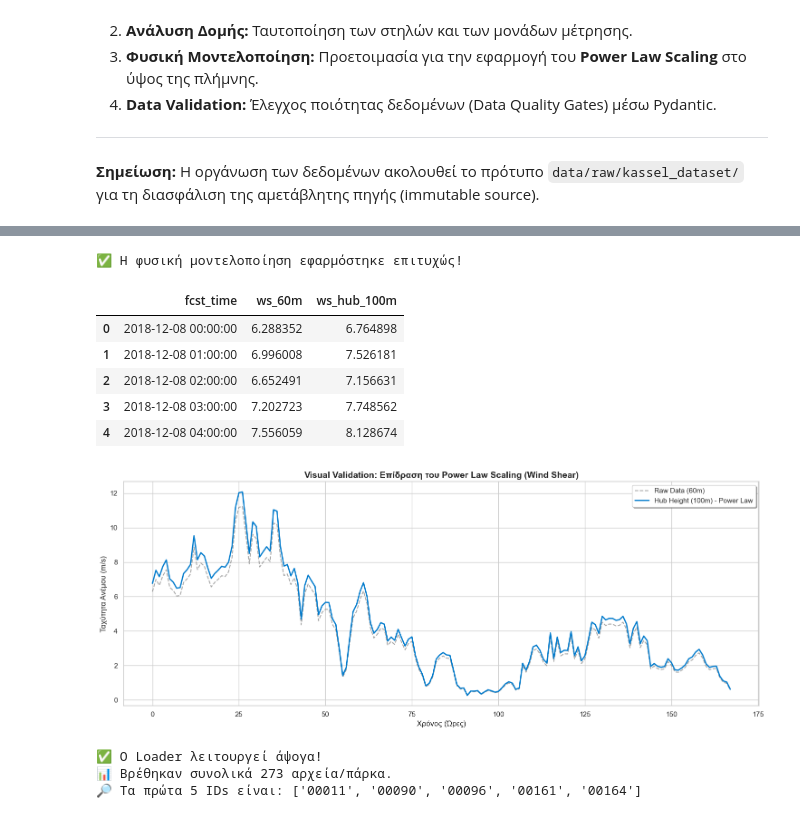
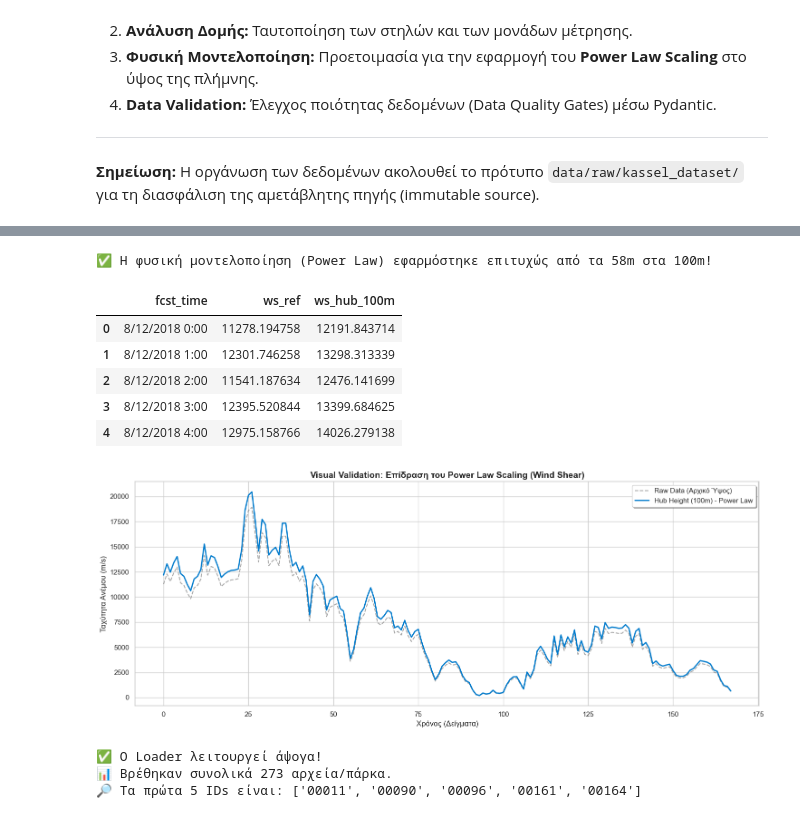
Before and after one commit to Dionysis33/WindPower_DigitalTwin, a Jupyter notebook: notebooks/02_kassel_exploration.ipynb, the cells around one changed output, grey strips where cells are left out. Saved outputs shown, nothing was run; the diff lists cells and outputs as text; code cells hidden in the pictures.

Commit message:
feat: fix CSV separators, apply Power Law physics, and merge weather inputs with power targets.

```diff
--- a/notebooks/02_kassel_exploration.ipynb
+++ b/notebooks/02_kassel_exploration.ipynb
@@ -43,61 +98,71 @@ import sys
 import os
 
 # Επιτρέπουμε στο Notebook να "βλέπει" τον φάκελο src
-sys.path.append(os.path.abspath(".."))
+sys.path.append(os.path.abspath("../"))
 from src.features.physics import apply_power_law_scaling
 
-# 1. Υπολογισμός μέτρου ταχύτητας στα 60 μέτρα (Magnitude)
-# WS = sqrt(U^2 + V^2)
-sample_df['ws_60m'] = np.sqrt(sample_df['U_GVL_60_HL']**2 + sample_df['V_GVL_60_HL']**2)
+# 1. Υπολογισμός μέτρου ταχύτητας (Magnitude) χρησιμοποιώντας τις στήλες που βρήκαμε στο Κελί 1
+# u_col και v_col υπολογίστηκαν στο προηγούμενο κελί!
+sample_df['ws_ref'] = np.sqrt(sample_df[u_col]**2 + sample_df[v_col]**2)
+
+# Εξάγουμε το ύψος αναφοράς (π.χ. 58 ή 60) από το όνομα της στήλης
+import re
+height_match = re.search(r'_(\d+)_', u_col)
+h_ref = int(height_match.group(1)) if height_match else 60
 
 # 2. Εφαρμογή του Power Law για να βρούμε την ταχύτητα στα 100μ (Hub Height)
-# Χρησιμοποιούμε τη συνάρτηση που υλοποίησες πριν!
 sample_df['ws_hub_100m'] = apply_power_law_scaling(
-    v_ref=sample_df['ws_60m'],
-    h_ref=60,
+    v_ref=sample_df['ws_ref'],
+    h_ref=h_ref,
     h_hub=100,
     alpha=0.143
 )
 
-print("✅ Η φυσική μοντελοποίηση εφαρμόστηκε επιτυχώς!")
-display(sample_df[['fcst_time', 'ws_60m', 'ws_hub_100m']].head())
+print(f"✅ Η φυσική μοντελοποίηση (Power Law) εφαρμόστηκε επιτυχώς από τα {h_ref}m στα 100m!")
+
+# Εμφάνιση αποτελεσμάτων (προστασία αν το fcst_time έχει άλλο όνομα)
+cols_to_show = ['ws_ref', 'ws_hub_100m']
+if 'fcst_time' in sample_df.columns:
+    cols_to_show.insert(0, 'fcst_time')
+
+display(sample_df[cols_to_show].head())
 # %% [output]
-✅ Η φυσική μοντελοποίηση εφαρμόστηκε επιτυχώς!
+✅ Η φυσική μοντελοποίηση (Power Law) εφαρμόστηκε επιτυχώς από τα 58m στα 100m!
-|  | fcst_time | ws_60m | ws_hub_100m |
-| 0 | 2018-12-08 00:00:00 | 6.288352 | 6.764898 |
-| 1 | 2018-12-08 01:00:00 | 6.996008 | 7.526181 |
-| 2 | 2018-12-08 02:00:00 | 6.652491 | 7.156631 |
-| 3 | 2018-12-08 03:00:00 | 7.202723 | 7.748562 |
-| 4 | 2018-12-08 04:00:00 | 7.556059 | 8.128674 |
+|  | fcst_time | ws_ref | ws_hub_100m |
+| 0 | 8/12/2018 0:00 | 11278.194758 | 12191.843714 |
+| 1 | 8/12/2018 1:00 | 12301.746258 | 13298.313339 |
+| 2 | 8/12/2018 2:00 | 11541.187634 | 12476.141699 |
+| 3 | 8/12/2018 3:00 | 12395.520844 | 13399.684625 |
+| 4 | 8/12/2018 4:00 | 12975.158766 | 14026.279138 |
 # %%
 import matplotlib.pyplot as plt
 import seaborn as sns
 
 # Ρυθμίσεις για εμφάνιση "Publication Quality"
 sns.set_theme(style="whitegrid")
 plt.figure(figsize=(15, 6))
 
 # Παίρνουμε μόνο την πρώτη εβδομάδα (168 ώρες) για να φαίνεται καθαρά
-# Αν βάζαμε και τις 500 μέρες, το γράφημα θα ήταν μπερδεμένο
 subset = sample_df.iloc[:168]
 
-# 1. Η Αρχική Ταχύτητα (Raw Data - 60m)
-plt.plot(subset.index, subset['ws_60m'], label='Raw Data (60m)', color='gray', linestyle='--', alpha=0.7)
+# 1. Η Αρχική Ταχύτητα (Raw Data - ws_ref)
+# ΣΗΜΑΝΤΙΚΗ ΑΛΛΑΓΗ: Βάλαμε 'ws_ref' αντί για 'ws_60m'
+plt.plot(subset.index, subset['ws_ref'], label='Raw Data (Αρχικό Ύψος)', color='gray', linestyle='--', alpha=0.7)
 
 # 2. Η Διορθωμένη Ταχύτητα (Hub Height - 100m)
 plt.plot(subset.index, subset['ws_hub_100m'], label='Hub Height (100m) - Power Law', color='#007acc', linewidth=2)
 
 # Τίτλοι και Ετικέτες
 plt.title("Visual Validation: Επίδραση του Power Law Scaling (Wind Shear)", fontsize=14, fontweight='bold')
 plt.ylabel("Ταχύτητα Ανέμου (m/s)", fontsize=12)
-plt.xlabel("Χρόνος (Ώρες)", fontsize=12)
+plt.xlabel("Χρόνος (Δείγματα)", fontsize=12)
 plt.legend(frameon=True, fancybox=True, shadow=True)
 
 # Εμφάνιση
 plt.tight_layout()
 plt.show()
 # %% [output]
-[figure, old version]
+[figure, new version]
 # %%
 import sys
 import os
```
Also changed, not shown: parts of 3 cells of this notebook.
